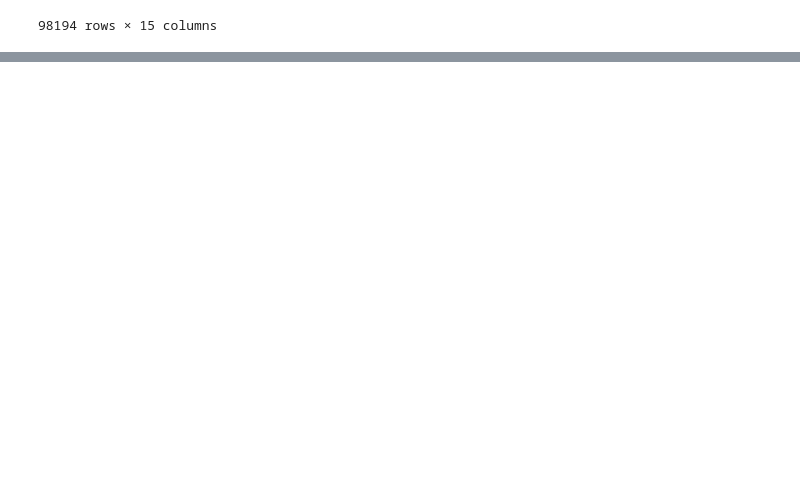
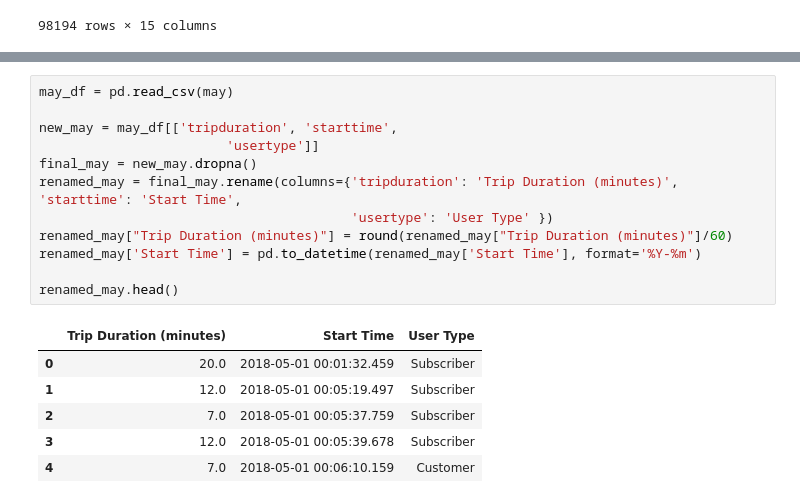
Before and after one commit to uncncsu/project-1, a Jupyter notebook: vp_br/Boston Cleaning Data.ipynb, the cells around one changed output, grey strips where cells are left out. Drawn from its saved outputs; the diff is of its cells as text; blank space fills up the shorter version.

```diff
--- a/vp_br/Boston Cleaning Data.ipynb
+++ b/vp_br/Boston Cleaning Data.ipynb
@@ -198,0 +172,19 @@ renamed_apr.head()
+# %%
+may_df = pd.read_csv(may)
+
+new_may = may_df[['tripduration', 'starttime',
+                        'usertype']]
+final_may = new_may.dropna()
+renamed_may = final_may.rename(columns={'tripduration': 'Trip Duration (minutes)', 'starttime': 'Start Time',
+                                        'usertype': 'User Type' })
+renamed_may["Trip Duration (minutes)"] = round(renamed_may["Trip Duration (minutes)"]/60)
+renamed_may['Start Time'] = pd.to_datetime(renamed_may['Start Time'], format='%Y-%m')
+
+renamed_may.head()
+# %% [output]
+|  | Trip Duration (minutes) | Start Time | User Type |
+| 0 | 20.0 | 2018-05-01 00:01:32.459 | Subscriber |
+| 1 | 12.0 | 2018-05-01 00:05:19.497 | Subscriber |
+| 2 | 7.0 | 2018-05-01 00:05:37.759 | Subscriber |
+| 3 | 12.0 | 2018-05-01 00:05:39.678 | Subscriber |
+| 4 | 7.0 | 2018-05-01 00:06:10.159 | Customer |
```
Also changed, not shown: parts of 13 cells of this notebook, 1 other file.
